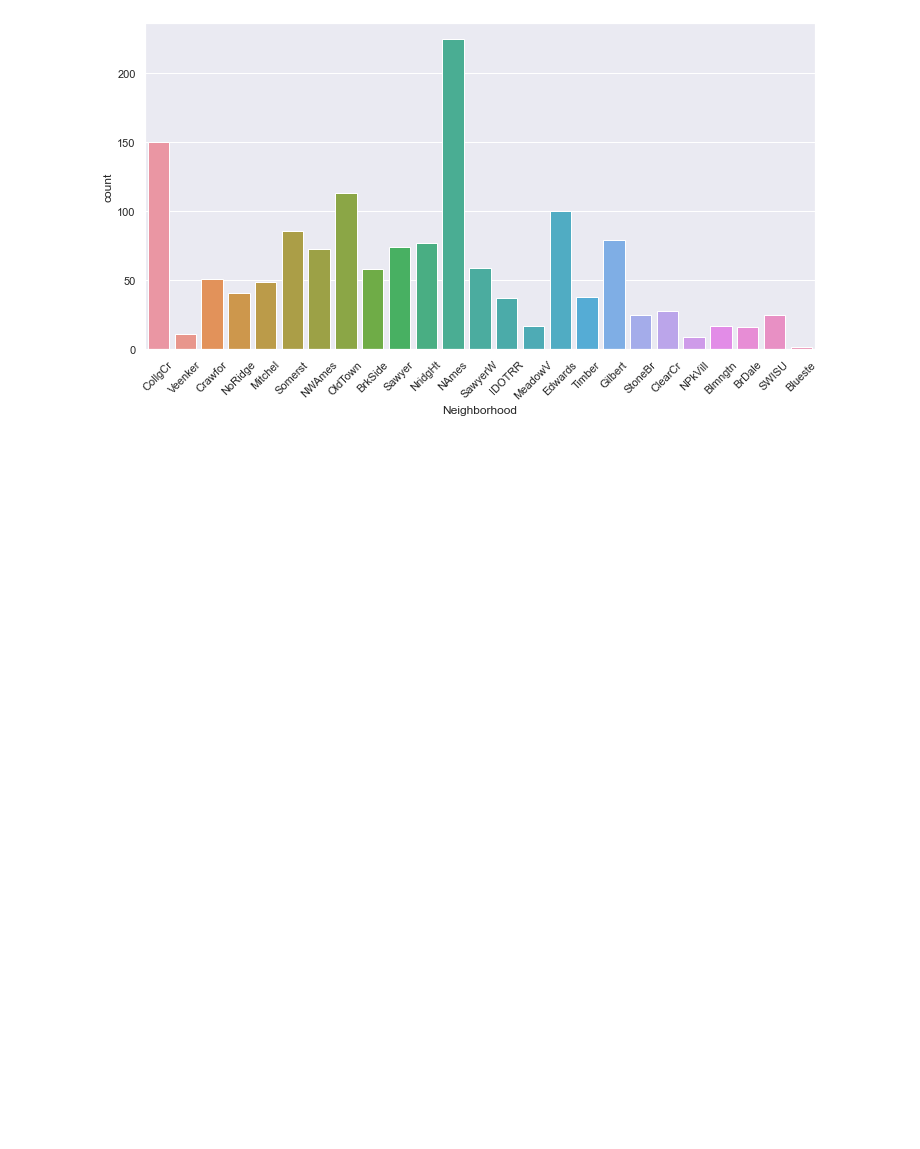
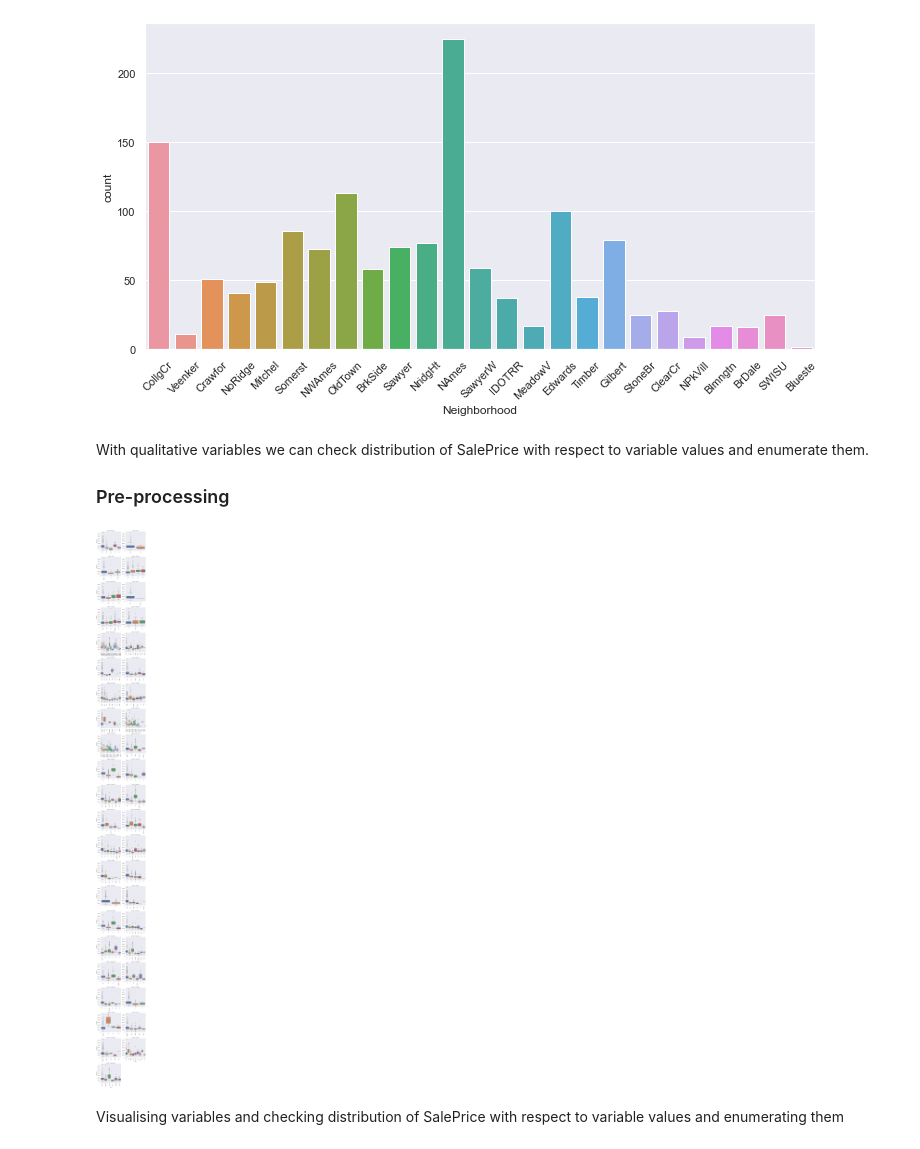
Before and after one commit to KamiLimu1/Data_Science2022, a Jupyter notebook: TutorialOnExplanatoryDataAnalysis.ipynb, the cells around one changed output. Saved outputs shown, nothing was run; the diff lists cells and outputs as text; code cells hidden in the pictures; blank space fills up the shorter version.

Commit message:
Box plots to enumerate distribution of SalePrice

```diff
--- a/TutorialOnExplanatoryDataAnalysis.ipynb
+++ b/TutorialOnExplanatoryDataAnalysis.ipynb
@@ -297,3 +297,27 @@ sns.countplot(x = 'Neighborhood', data = data)
 xt = plt.xticks(rotation=45)
 # %% [output]
 [figure]
+# %% [markdown]
+
+
+With qualitative variables we can check distribution of SalePrice with respect to variable values and enumerate them.
+
+
+### Pre-processing
+# %%
+for c in categorical_features:
+    train[c] = train[c].astype('category')
+    if train[c].isnull().any():
+        train[c] = train[c].cat.add_categories(['MISSING'])
+        train[c] = train[c].fillna('MISSING')
+
+def boxplot(x, y, **kwargs):
+    sns.boxplot(x=x, y=y)
+    x=plt.xticks(rotation=90)
+f = pd.melt(train, id_vars=['SalePrice'], value_vars=categorical_features)
+g = sns.FacetGrid(f, col="variable",  col_wrap=2, sharex=False, sharey=False, size=5)
+g = g.map(boxplot, "value", "SalePrice")
+# %% [output]
+[figure, added]
+# %% [markdown]
+Visualising variables and checking distribution of SalePrice with respect to variable values and enumerating them
```
